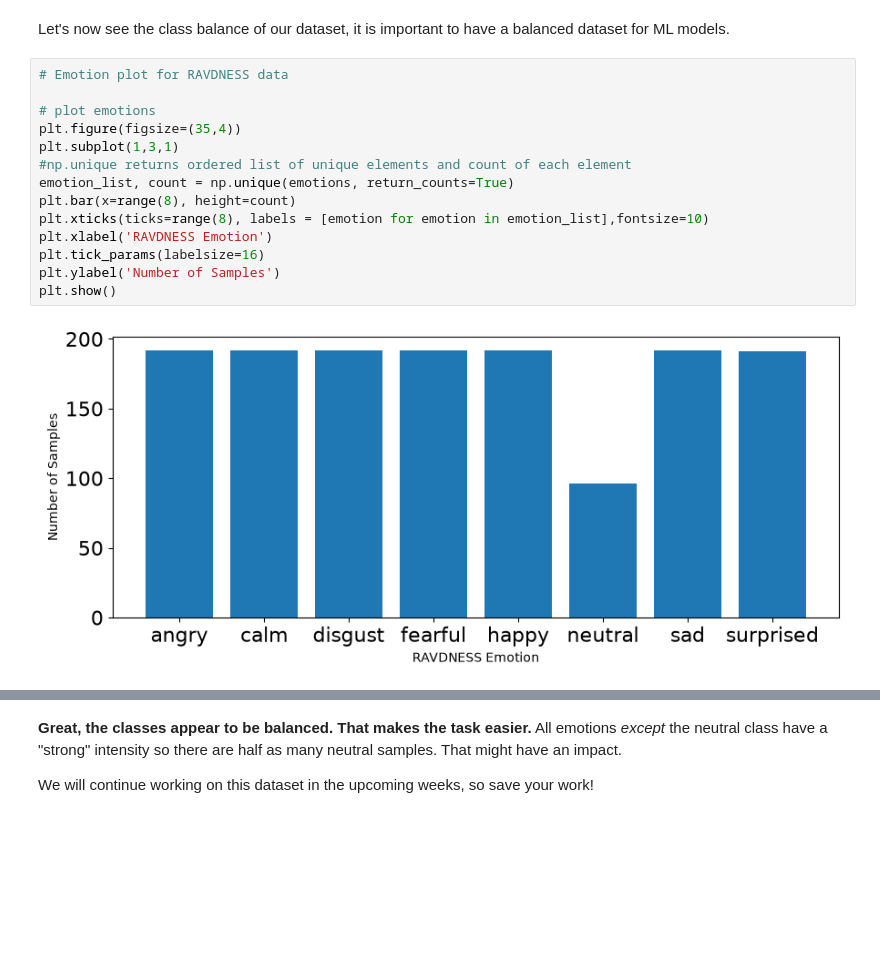
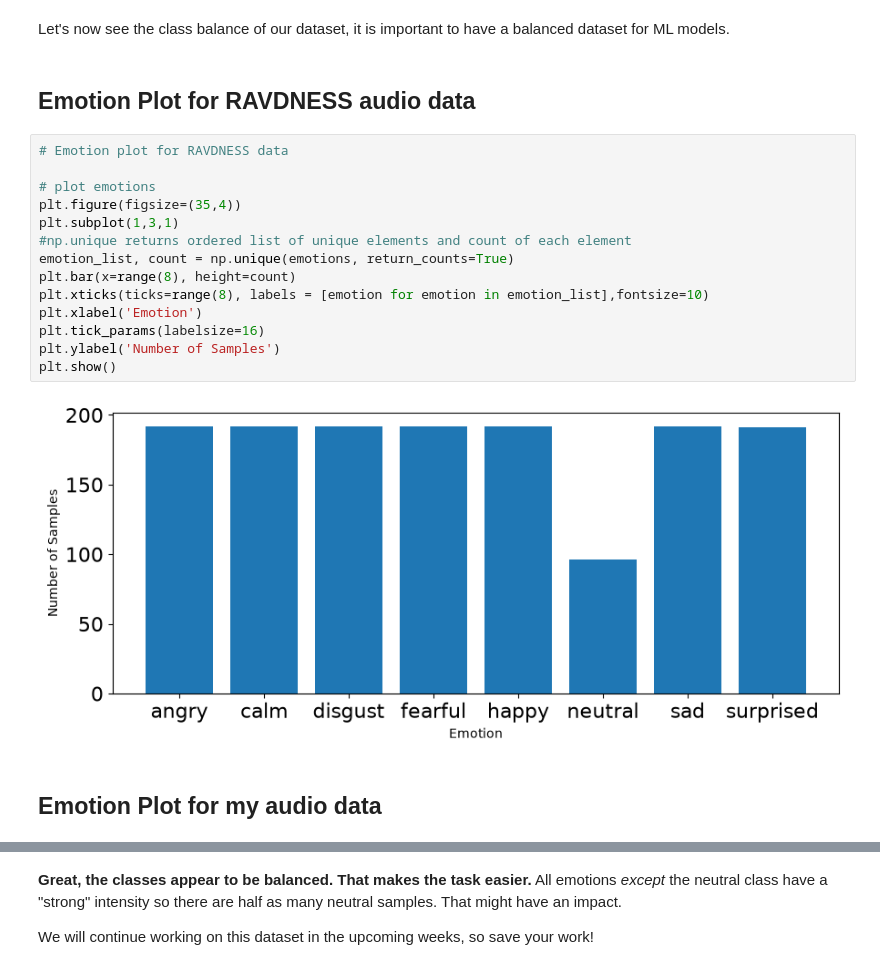
Before and after one commit to jihyebook-star/Week2-DataPreprocessing, a Jupyter notebook: Week 2.ipynb, the cells around one changed output, grey strips where cells are left out. Drawn from its saved outputs; the diff is of its cells as text; blank space fills up the shorter version.

```diff
--- a/Week 2.ipynb
+++ b/Week 2.ipynb
@@ -722,20 +731,24 @@ We will not compute the feature matrix this week, but we will read the emotion l
 We will explain why the X and Y elements are important in the upcoming weeks.
 # %% [markdown]
 Let's now see the class balance of our dataset, it is important to have a balanced dataset for ML models.
+# %% [markdown]
+## Emotion Plot for RAVDNESS audio data
 # %%
 # Emotion plot for RAVDNESS data
 
 # plot emotions
 plt.figure(figsize=(35,4))
 plt.subplot(1,3,1)
 #np.unique returns ordered list of unique elements and count of each element
 emotion_list, count = np.unique(emotions, return_counts=True)
 plt.bar(x=range(8), height=count)
 plt.xticks(ticks=range(8), labels = [emotion for emotion in emotion_list],fontsize=10)
-plt.xlabel('RAVDNESS Emotion')
+plt.xlabel('Emotion')
 plt.tick_params(labelsize=16)
 plt.ylabel('Number of Samples')
 plt.show()
 # %% [output]
-[figure, old version]
+[figure, new version]
+# %% [markdown]
+## Emotion Plot for my audio data
 # %%
```
Also changed, not shown: parts of 12 cells of this notebook.
